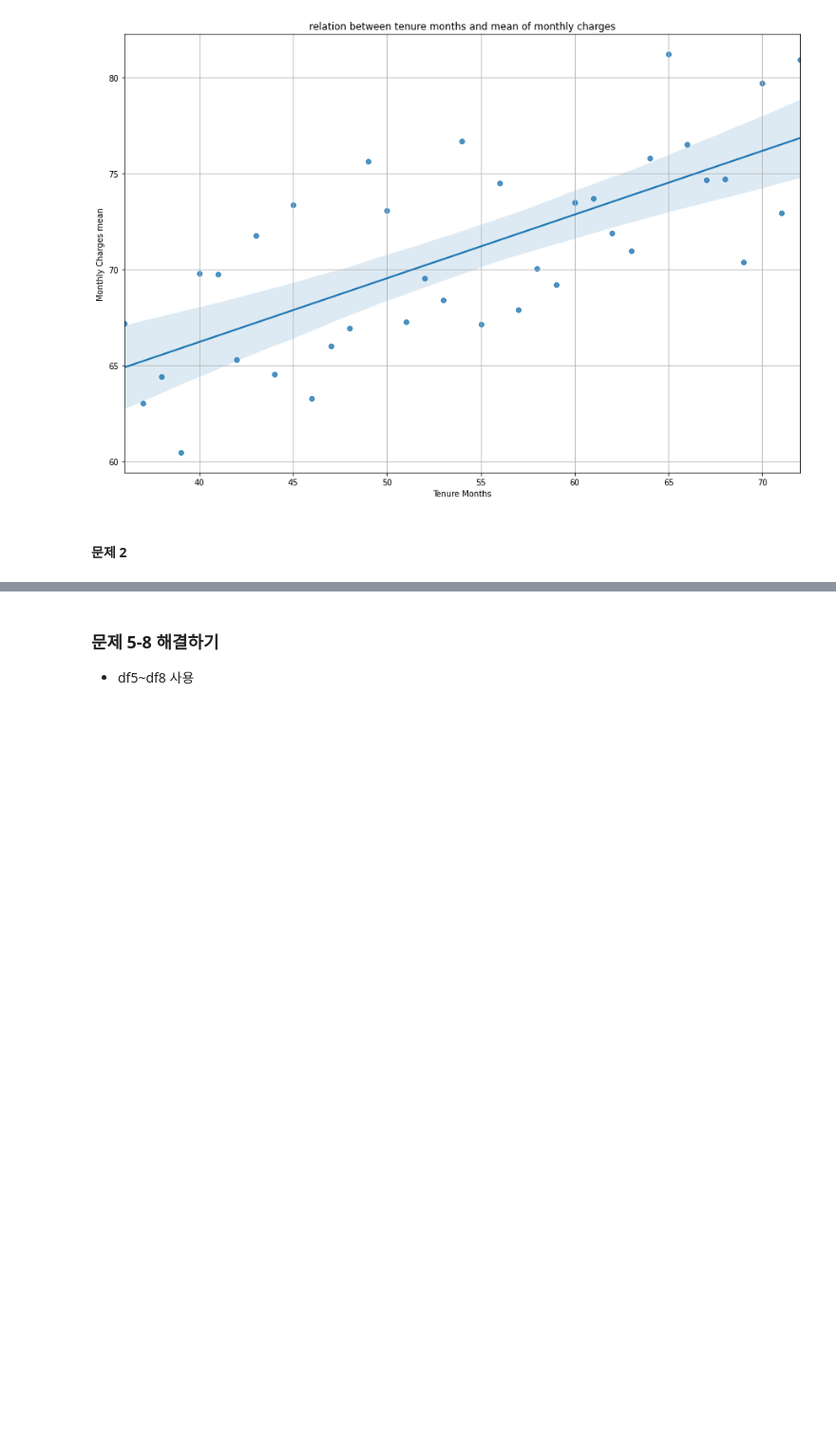
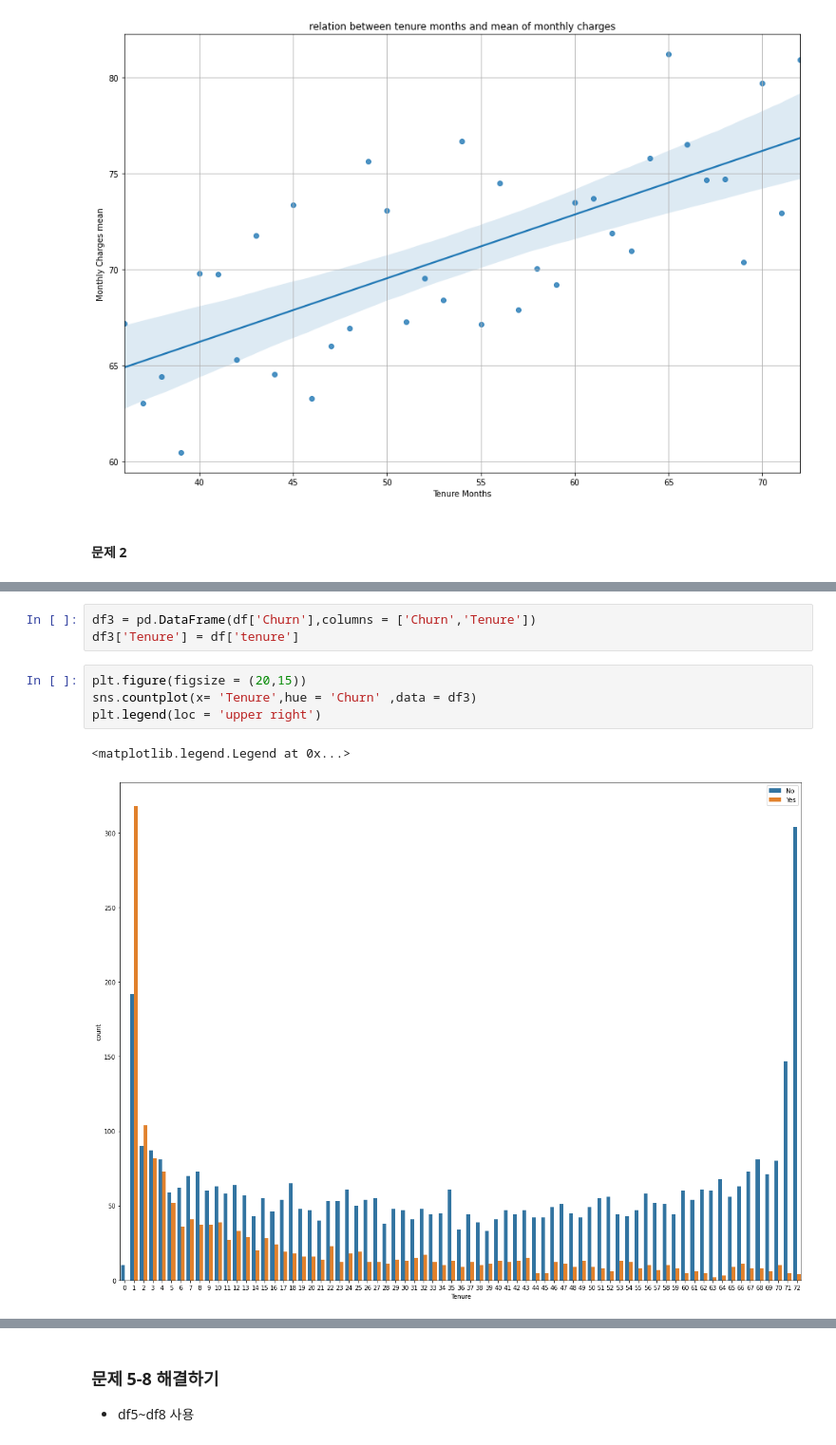
Before and after one commit to SeungMinSong2929/TelecomProj, a Jupyter notebook: telecome-sms.ipynb, the cells around one changed output, grey strips where cells are left out. Shown at 95% size. Cells and saved outputs as stored; diff of their text form; blank space fills up the shorter version.

```diff
--- a/telecome-sms.ipynb
+++ b/telecome-sms.ipynb
@@ -374,0 +422,10 @@ plt.show()
+# %%
+df3 = pd.DataFrame(df['Churn'],columns = ['Churn','Tenure'])
+df3['Tenure'] = df['tenure']
+# %%
+plt.figure(figsize = (20,15))
+sns.countplot(x= 'Tenure',hue = 'Churn' ,data = df3)
+plt.legend(loc = 'upper right')
+# %% [output]
+<matplotlib.legend.Legend at 0x...>
+[figure, added]
```
Also changed, not shown: parts of 26 cells of this notebook.
